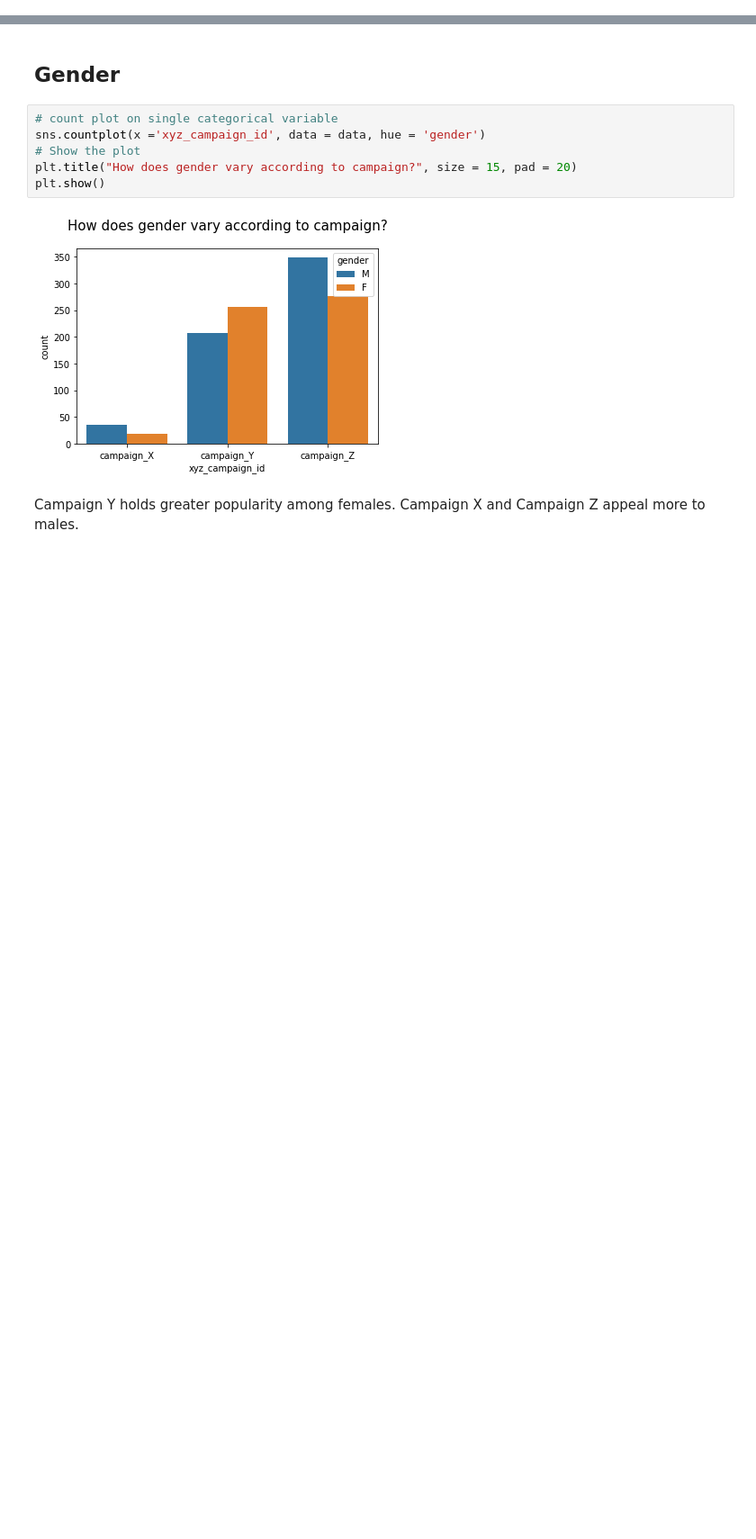
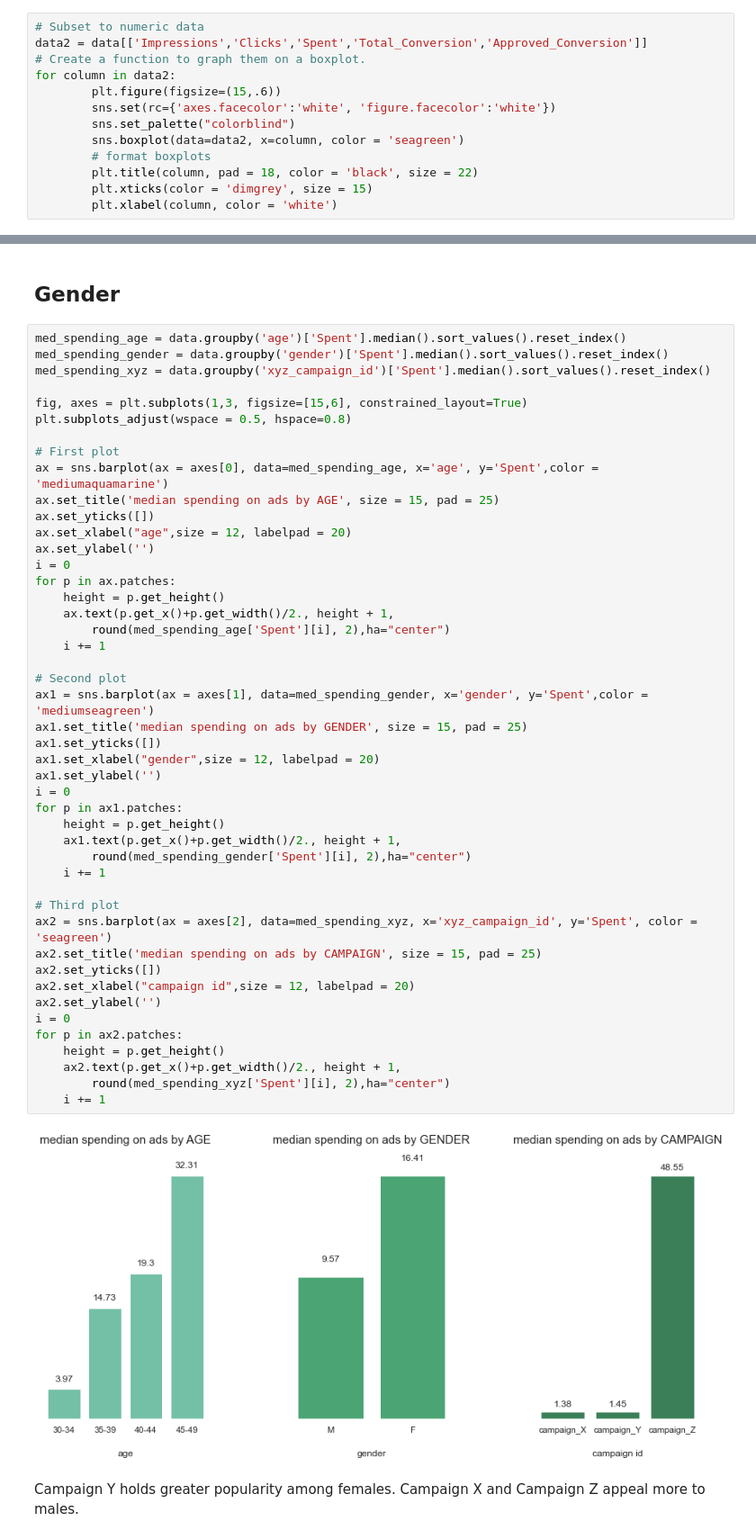
Before and after one commit to jaramiar/Sales-Conversion, a Jupyter notebook: KNN_Ad_Campaigns.ipynb, the cells around one changed output, grey strips where cells are left out. Shown: that part at 90% size. Drawn from its saved outputs; the diff is of its cells as text; blank space fills up the shorter version.

```diff
--- a/KNN_Ad_Campaigns.ipynb
+++ b/KNN_Ad_Campaigns.ipynb
@@ -108,0 +139,13 @@ Key Observations:
+# %%
+# Subset to numeric data
+data2 = data[['Impressions','Clicks','Spent','Total_Conversion','Approved_Conversion']]
+# Create a function to graph them on a boxplot.
+for column in data2:
+        plt.figure(figsize=(15,.6))
+        sns.set(rc={'axes.facecolor':'white', 'figure.facecolor':'white'})
+        sns.set_palette("colorblind")
+        sns.boxplot(data=data2, x=column, color = 'seagreen')
+        # format boxplots
+        plt.title(column, pad = 18, color = 'black', size = 22)
+        plt.xticks(color = 'dimgrey', size = 15)
+        plt.xlabel(column, color = 'white')
@@ -136,13 +203,53 @@ Here, efficacy for each campaign is shown by charting the campaign ID against th
 # %% [markdown]
 ## Gender
 # %%
-# count plot on single categorical variable
-sns.countplot(x ='xyz_campaign_id', data = data, hue = 'gender')
-# Show the plot
-plt.title("How does gender vary according to campaign?", size = 15, pad = 20)
-plt.show()
+med_spending_age = data.groupby('age')['Spent'].median().sort_values().reset_index()
+med_spending_gender = data.groupby('gender')['Spent'].median().sort_values().reset_index()
+med_spending_xyz = data.groupby('xyz_campaign_id')['Spent'].median().sort_values().reset_index()
+
+fig, axes = plt.subplots(1,3, figsize=[15,6], constrained_layout=True)
+plt.subplots_adjust(wspace = 0.5, hspace=0.8)
+
+# First plot
+ax = sns.barplot(ax = axes[0], data=med_spending_age, x='age', y='Spent',color = 'mediumaquamarine')
+ax.set_title('median spending on ads by AGE', size = 15, pad = 25)
+ax.set_yticks([])
+ax.set_xlabel("age",size = 12, labelpad = 20)
+ax.set_ylabel('')
+i = 0
+for p in ax.patches:
+    height = p.get_height()
+    ax.text(p.get_x()+p.get_width()/2., height + 1,
+        round(med_spending_age['Spent'][i], 2),ha="center")
+    i += 1
+
+# Second plot
+ax1 = sns.barplot(ax = axes[1], data=med_spending_gender, x='gender', y='Spent',color = 'mediumseagreen')
+ax1.set_title('median spending on ads by GENDER', size = 15, pad = 25)
+ax1.set_yticks([])
+ax1.set_xlabel("gender",size = 12, labelpad = 20)
+ax1.set_ylabel('')
+i = 0
+for p in ax1.patches:
+    height = p.get_height()
+    ax1.text(p.get_x()+p.get_width()/2., height + 1,
+        round(med_spending_gender['Spent'][i], 2),ha="center")
+    i += 1
+
+# Third plot
+ax2 = sns.barplot(ax = axes[2], data=med_spending_xyz, x='xyz_campaign_id', y='Spent', color = 'seagreen')
+ax2.set_title('median spending on ads by CAMPAIGN', size = 15, pad = 25)
+ax2.set_yticks([])
+ax2.set_xlabel("campaign id",size = 12, labelpad = 20)
+ax2.set_ylabel('')
+i = 0
+for p in ax2.patches:
+    height = p.get_height()
+    ax2.text(p.get_x()+p.get_width()/2., height + 1,
+        round(med_spending_xyz['Spent'][i], 2),ha="center")
+    i += 1
 # %% [output]
-[figure, old version]
+[figure, new version]
 # %% [markdown]
 Campaign Y holds greater popularity among females. Campaign X and Campaign Z appeal more to males.
 # %% [markdown]
```
Also changed, not shown: parts of 27 cells of this notebook.
